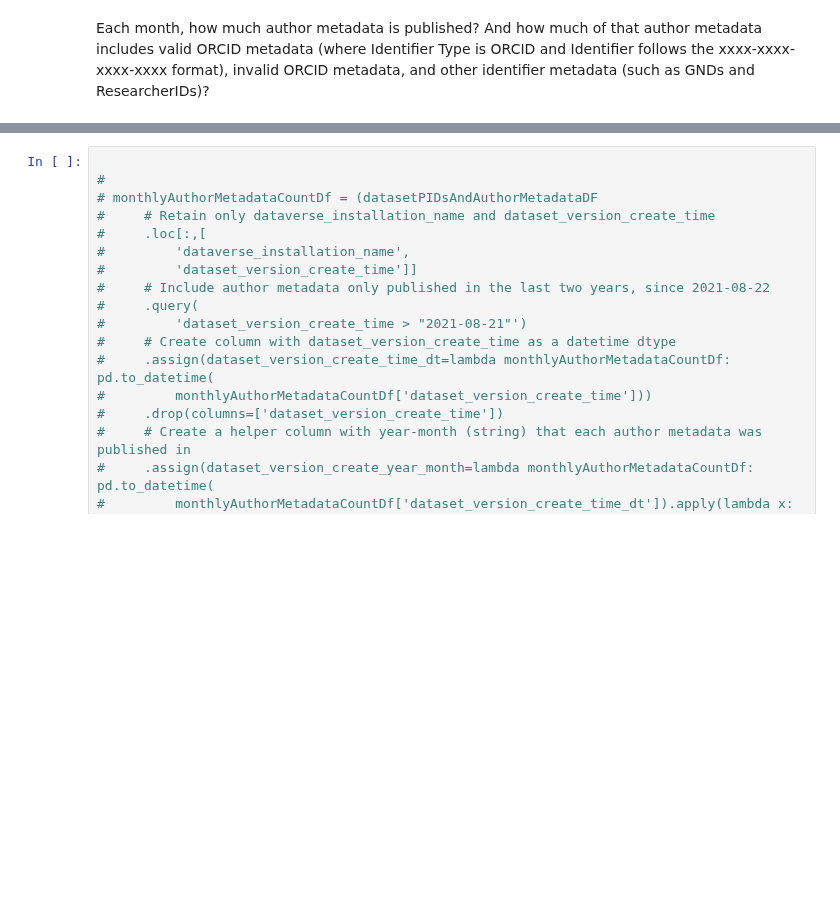
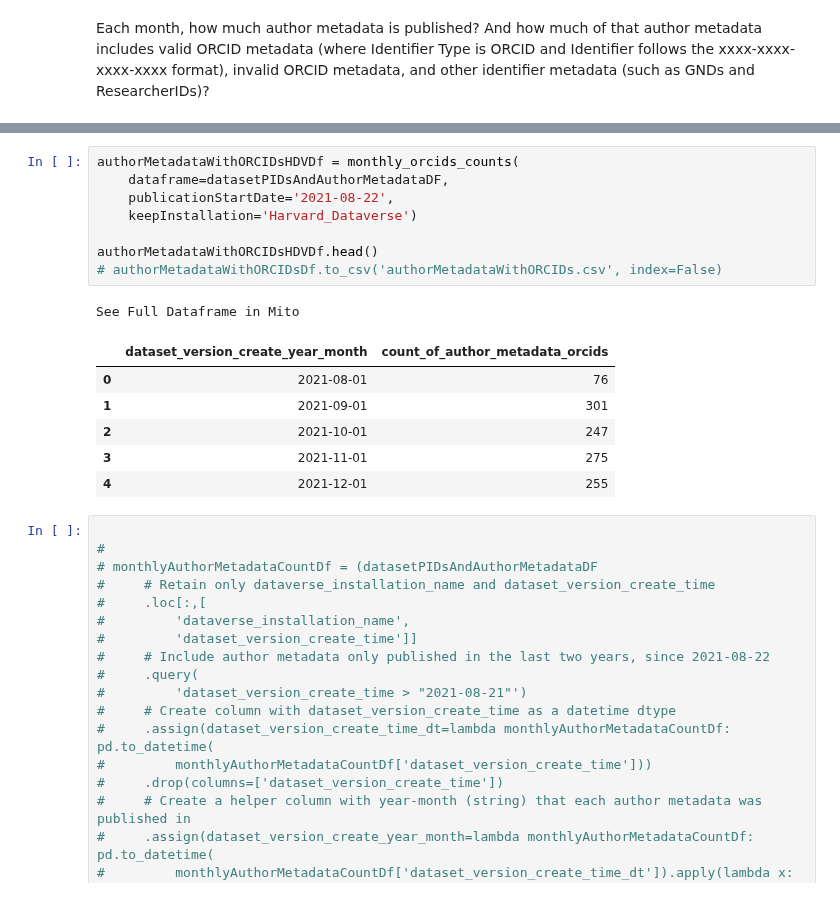
Before and after one commit to jggautier/ux-research-data-analysis, a Jupyter notebook: notebooks/PIDs_for_people_in_Dataverse_datasets/PIDs_for_people_in_HDV_datasets.ipynb, the cells around one changed output, grey strips where cells are left out. Saved outputs shown, nothing was run; the diff lists cells and outputs as text; blank space fills up the shorter version.

```diff
--- a/notebooks/PIDs_for_people_in_Dataverse_datasets/PIDs_for_people_in_HDV_datasets.ipynb
+++ b/notebooks/PIDs_for_people_in_Dataverse_datasets/PIDs_for_people_in_HDV_datasets.ipynb
@@ -441,3 +485,19 @@ See Full Dataframe in Mito
+# %%
+authorMetadataWithORCIDsHDVDf = monthly_orcids_counts(
+    dataframe=datasetPIDsAndAuthorMetadataDF,
+    publicationStartDate='2021-08-22',
+    keepInstallation='Harvard_Dataverse')
+
+authorMetadataWithORCIDsHDVDf.head()
+# authorMetadataWithORCIDsDf.to_csv('authorMetadataWithORCIDs.csv', index=False)
+# %% [output]
+See Full Dataframe in Mito
+|  | dataset_version_create_year_month | count_of_author_metadata_orcids |
+| 0 | 2021-08-01 | 76 |
+| 1 | 2021-09-01 | 301 |
+| 2 | 2021-10-01 | 247 |
+| 3 | 2021-11-01 | 275 |
+| 4 | 2021-12-01 | 255 |
 # %%
 
 #
```
Also changed, not shown: parts of 4 cells of this notebook.
